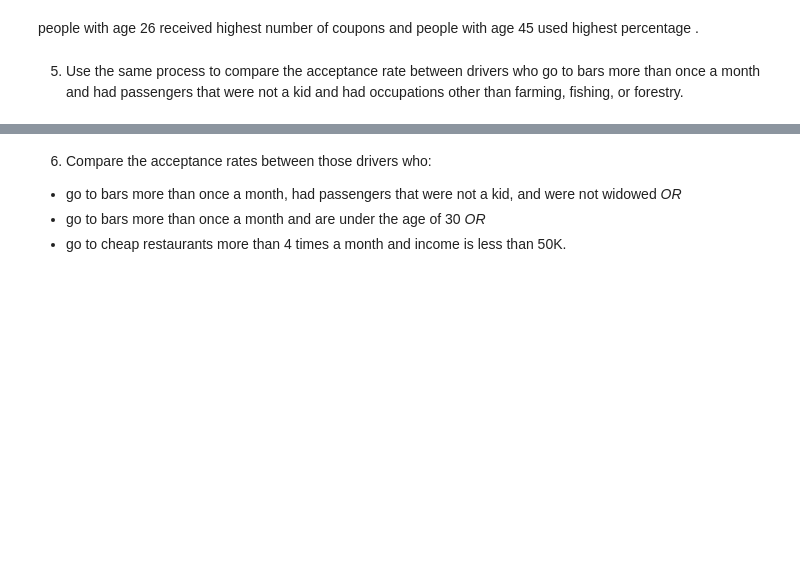
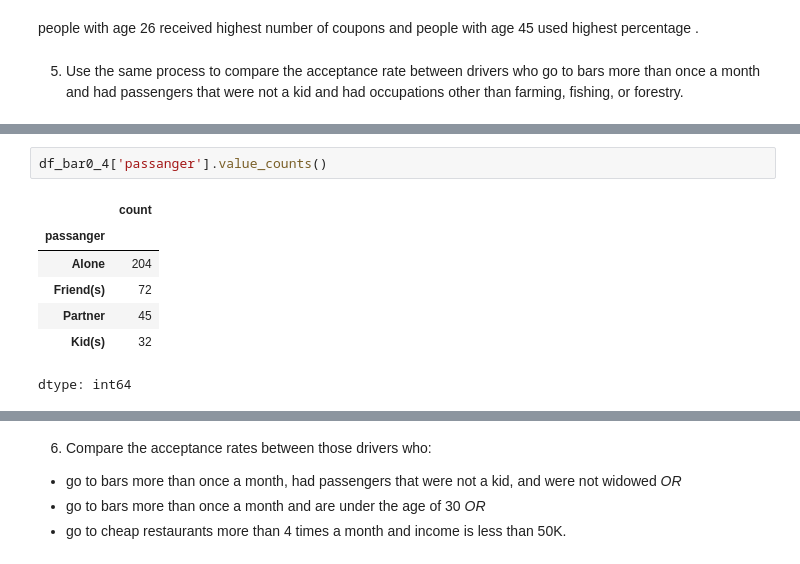
Before and after one commit to gputti/coupon_prob, a Jupyter notebook: prompt.ipynb, the cells around one changed output, grey strips where cells are left out. Drawn from its saved outputs; the diff is of its cells as text; blank space fills up the shorter version.

```diff
--- a/prompt.ipynb
+++ b/prompt.ipynb
@@ -301,0 +324,10 @@ people with age 26 received highest number of coupons and people with age 45 use
+# %%
+df_bar0_4['passanger'].value_counts()
+# %% [output]
+|  | count |
+| passanger |  |
+| Alone | 204 |
+| Friend(s) | 72 |
+| Partner | 45 |
+| Kid(s) | 32 |
+dtype: int64
```
Also changed, not shown: parts of 9 cells of this notebook.
